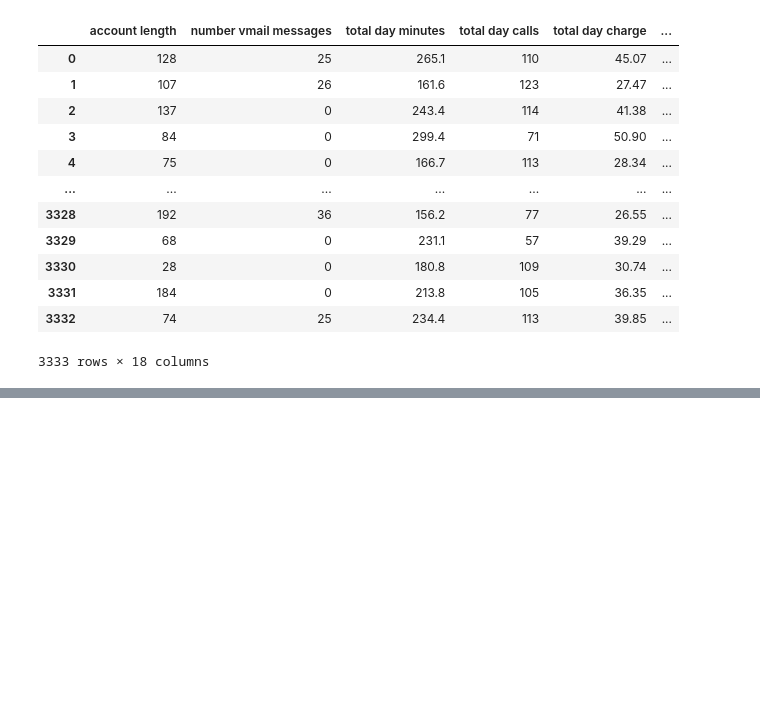
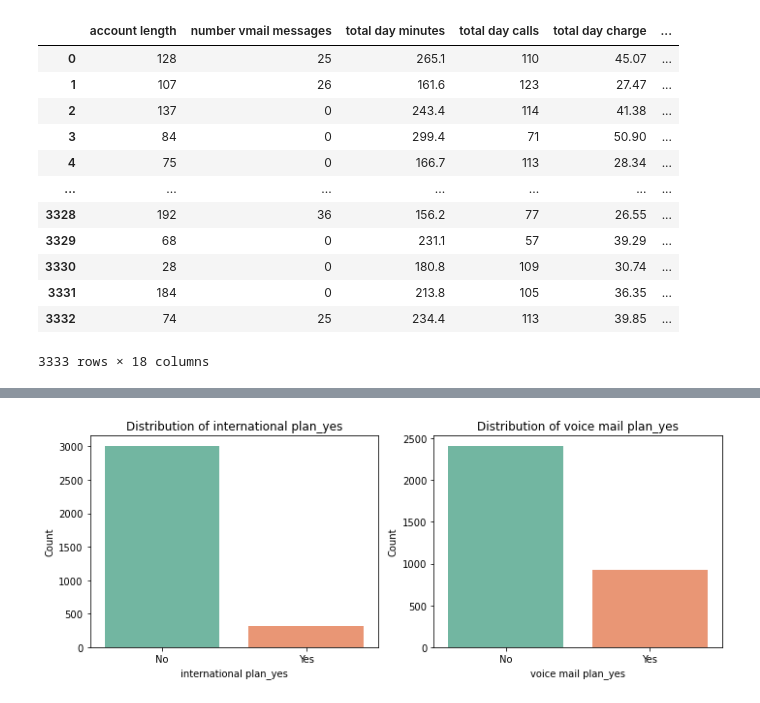
Before and after one commit to Julie-t/CustomerChurn, a Jupyter notebook: project.ipynb, the cells around one changed output, grey strips where cells are left out. Drawn from its saved outputs; the diff is of its cells as text; code cells hidden in the pictures; blank space fills up the shorter version.

```diff
--- a/project.ipynb
+++ b/project.ipynb
@@ -154,0 +179,24 @@ df_encoded
+# %%
+# List the one-hot encoded categorical columns
+encoded_cat_features = ['international plan_yes', 'voice mail plan_yes']
+
+# Create subplots
+fig, axes = plt.subplots(1, len(encoded_cat_features), figsize=(10, 4))
+
+# If there's only one subplot, convert axes to a list
+if len(encoded_cat_features) == 1:
+    axes = [axes]
+
+# Loop through each feature and plot
+for i, col in enumerate(encoded_cat_features):
+    sns.countplot(data=df_encoded, x=col, palette='Set2', ax=axes[i])
+    axes[i].set_title(f'Distribution of {col}')
+    axes[i].set_xlabel(col)
+    axes[i].set_ylabel('Count')
+    axes[i].set_xticks([0, 1])
+    axes[i].set_xticklabels(['No', 'Yes'])
+
+plt.tight_layout()
+plt.show()
+# %% [output]
+[figure, added]
```
Also changed, not shown: parts of 10 cells of this notebook.
